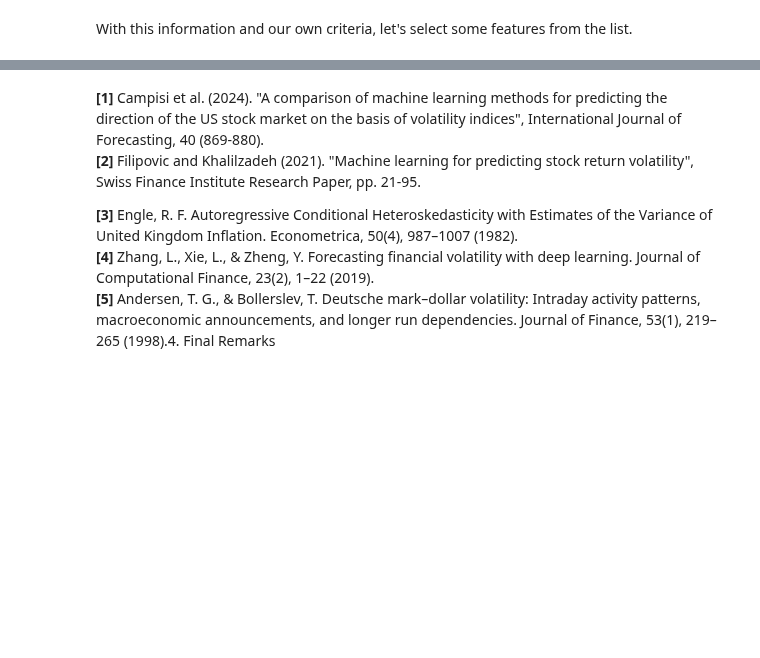
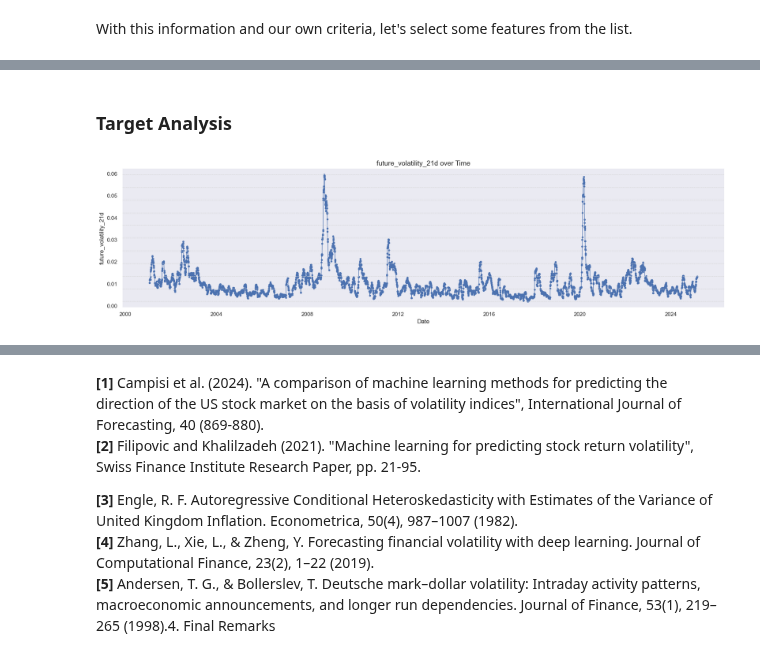
Before and after one commit to ftrupp/Predicting-Porfolio-Volatility, a Jupyter notebook: volatility_prediction.ipynb, the cells around one changed output, grey strips where cells are left out. Saved outputs shown, nothing was run; the diff lists cells and outputs as text; code cells hidden in the pictures; blank space fills up the shorter version.

```diff
--- a/volatility_prediction.ipynb
+++ b/volatility_prediction.ipynb
@@ -829,0 +892,19 @@ Percentage of pairs with correlation coefficient > 0.85: 2.94 %
+# %% [markdown]
+### Target Analysis
+# %%
+# Plot the target through time
+target_col = target.columns[0]
+fig, ax = plt.subplots(figsize=(18, 5))
+ax.plot(target.index, target[target_col], 'bo-', markersize=3, linewidth = 1)
+ymin, ymax = target[target_col].min(), target[target_col].max()
+step = (ymax - ymin) / 10  # podés ajustar esto para más o menos líneas
+for y in np.arange(ymin, ymax + step, step):
+    ax.axhline(y, color='lightgray', linestyle='--', linewidth=0.7)
+ax.set_title(f"{target_col} over Time", fontsize=14)
+ax.set_xlabel("Date")
+ax.set_ylabel(target_col)
+ax.grid(False)
+plt.tight_layout()
+plt.show()
+# %% [output]
+[figure, added]
```
Also changed, not shown: parts of 72 cells of this notebook, 1 other file.
